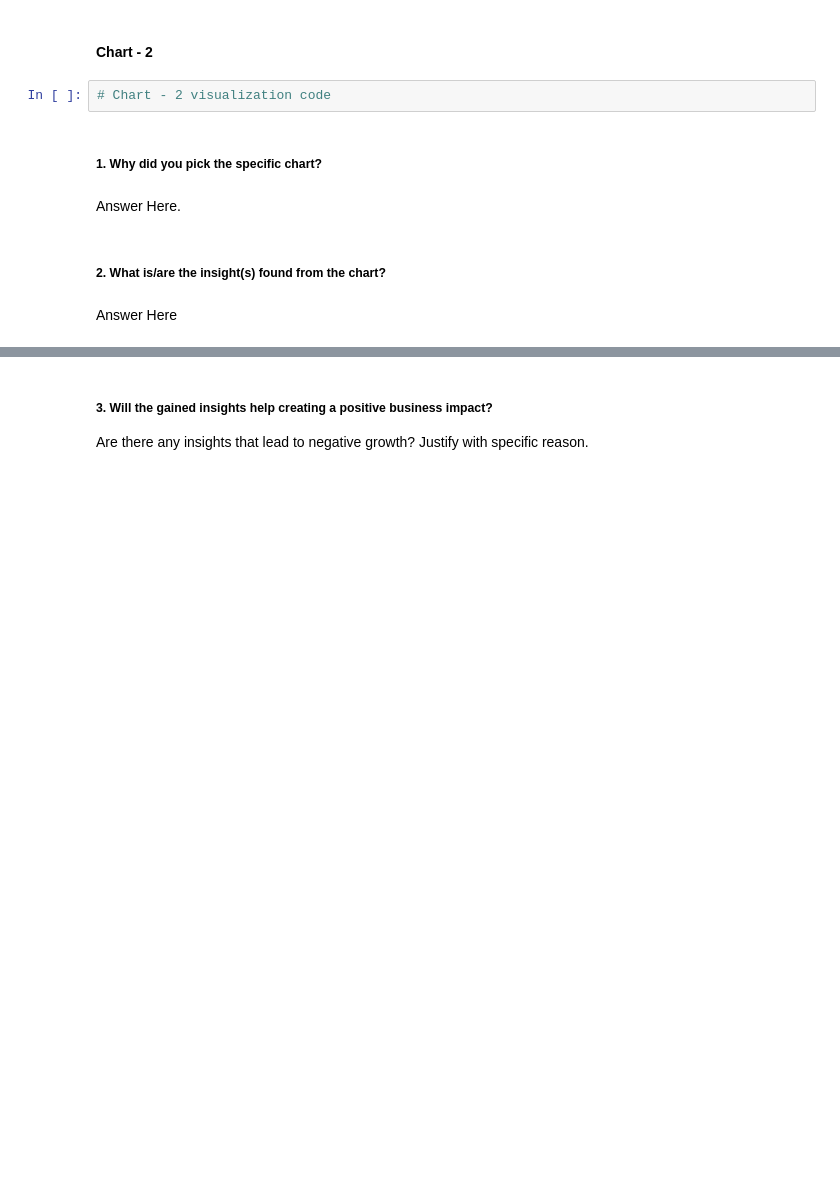
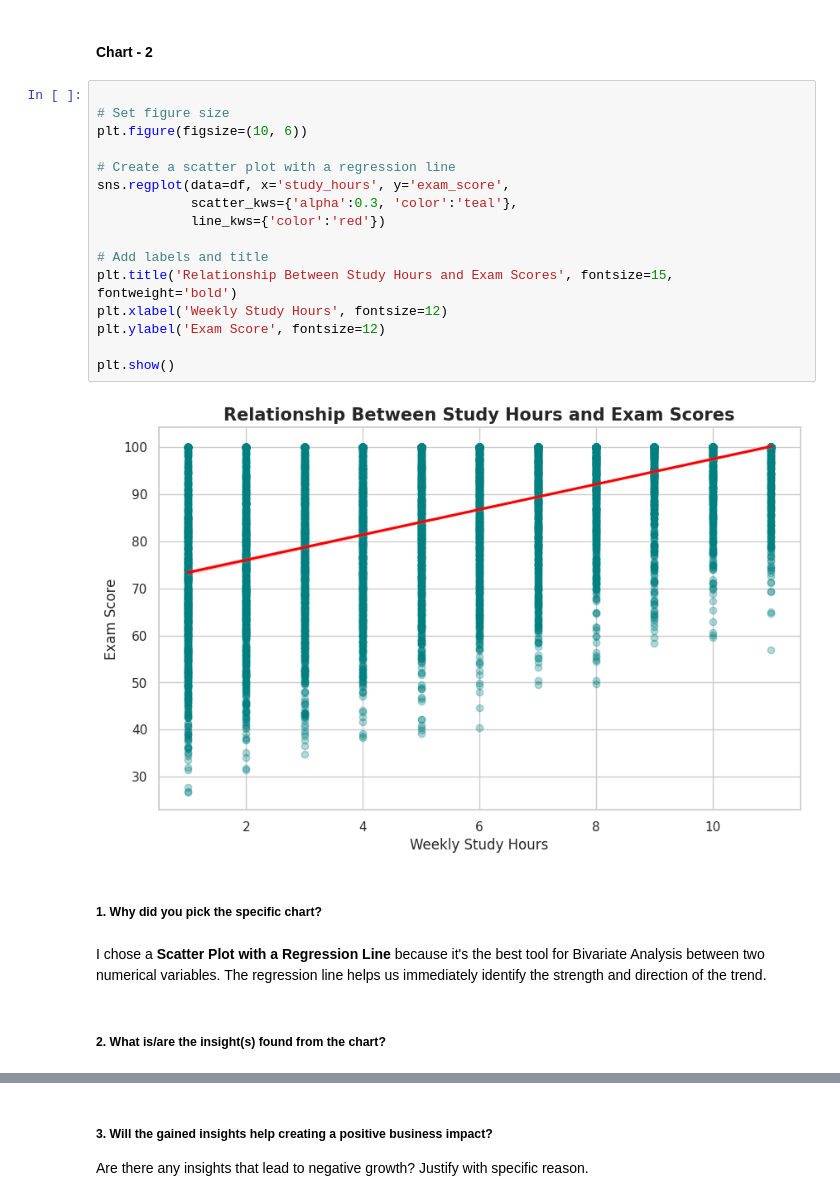
Before and after one commit to akt-developer/Student-Performance-Prediction-Project, a Jupyter notebook: Copy_of_Sample_EDA_Submission_Template.ipynb, the cells around one changed output, grey strips where cells are left out. Drawn from its saved outputs; the diff is of its cells as text; blank space fills up the shorter version.

```diff
--- a/Copy_of_Sample_EDA_Submission_Template.ipynb
+++ b/Copy_of_Sample_EDA_Submission_Template.ipynb
@@ -425,12 +462,26 @@ Answer Here
 # %% [markdown]
 #### Chart - 2
-# %%
-# Chart - 2 visualization code
+# %%
+
+# Set figure size
+plt.figure(figsize=(10, 6))
+
+# Create a scatter plot with a regression line
+sns.regplot(data=df, x='study_hours', y='exam_score',
+            scatter_kws={'alpha':0.3, 'color':'teal'},
+            line_kws={'color':'red'})
+
+# Add labels and title
+plt.title('Relationship Between Study Hours and Exam Scores', fontsize=15, fontweight='bold')
+plt.xlabel('Weekly Study Hours', fontsize=12)
+plt.ylabel('Exam Score', fontsize=12)
+
+plt.show()
+# %% [output]
+[figure, added]
 # %% [markdown]
 ##### 1. Why did you pick the specific chart?
-# %% [markdown]
-Answer Here.
+# %% [markdown]
+I chose a **Scatter Plot with a Regression Line** because it's the best tool for Bivariate Analysis between two numerical variables. The regression line helps us immediately identify the strength and direction of the trend.
 # %% [markdown]
 ##### 2. What is/are the insight(s) found from the chart?
-# %% [markdown]
-Answer Here
```
Also changed, not shown: parts of 19 cells of this notebook.
